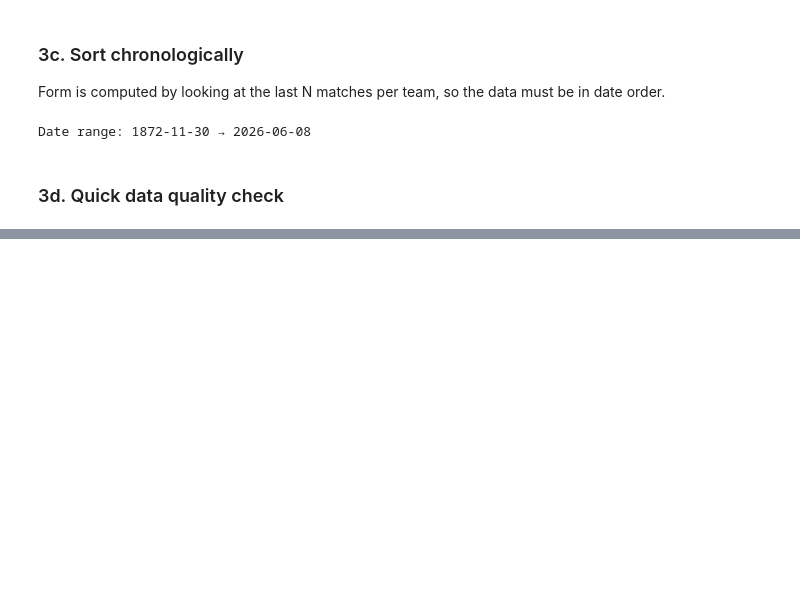
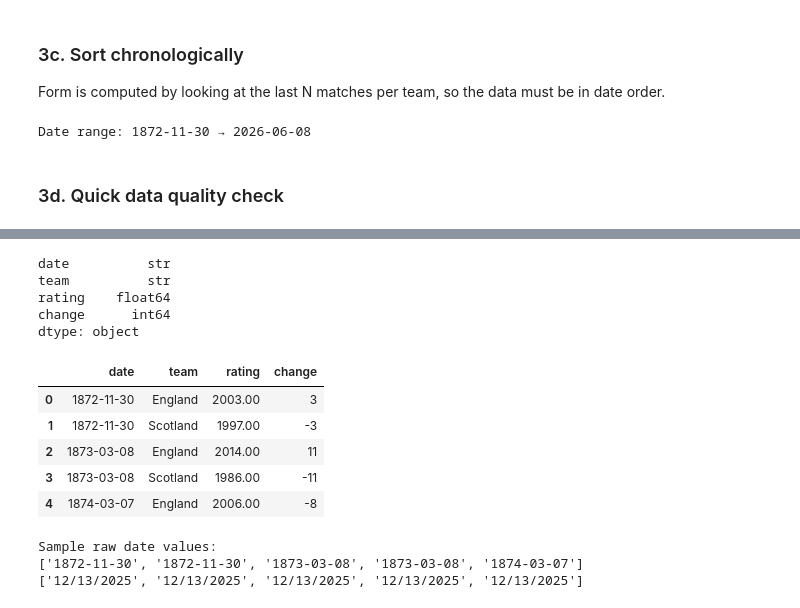
Before and after one commit to StefanIlic1/world-cup-predictions, a Jupyter notebook: src/01_data_cleaning_and_elo.ipynb, the cells around one changed output, grey strips where cells are left out. Saved outputs shown, nothing was run; the diff lists cells and outputs as text; code cells hidden in the pictures; blank space fills up the shorter version.

```diff
--- a/src/01_data_cleaning_and_elo.ipynb
+++ b/src/01_data_cleaning_and_elo.ipynb
@@ -183,0 +145,25 @@ For later notebooks to join on team name, the names must match exactly. Let's fi
+# %%
+print(hist_elo.dtypes)
+print()
+hist_elo.head()
+# %% [output]
+date          str
+team          str
+rating    float64
+change      int64
+dtype: object
+|  | date | team | rating | change |
+| 0 | 1872-11-30 | England | 2003.00 | 3 |
+| 1 | 1872-11-30 | Scotland | 1997.00 | -3 |
+| 2 | 1873-03-08 | England | 2014.00 | 11 |
+| 3 | 1873-03-08 | Scotland | 1986.00 | -11 |
+| 4 | 1874-03-07 | England | 2006.00 | -8 |
+# %%
+# Check the mixed date formats
+print('Sample raw date values:')
+print(hist_elo['date'].head(5).tolist())
+print(hist_elo['date'].tail(5).tolist())
+# %% [output]
+Sample raw date values:
+['1872-11-30', '1872-11-30', '1873-03-08', '1873-03-08', '1874-03-07']
+['12/13/2025', '12/13/2025', '12/13/2025', '12/13/2025', '12/13/2025']
```
Also changed, not shown: parts of 30 cells of this notebook, 3 other files.
